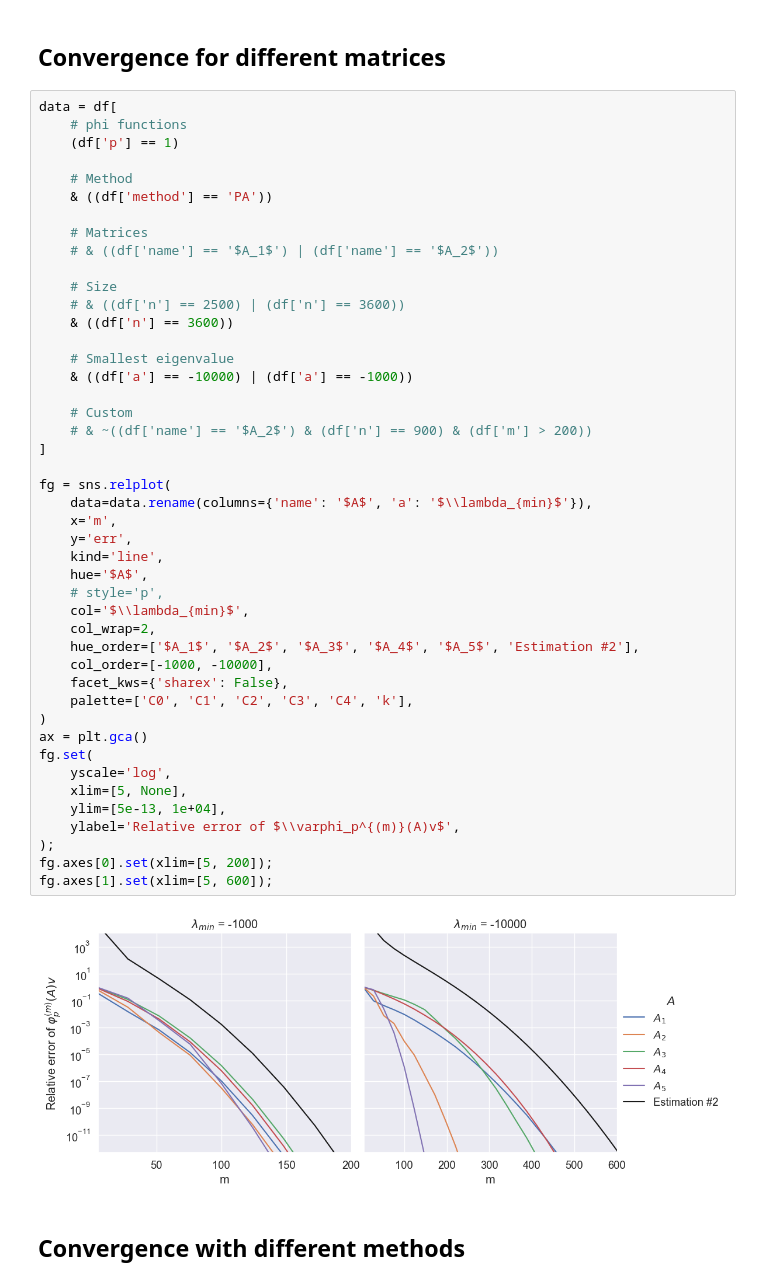
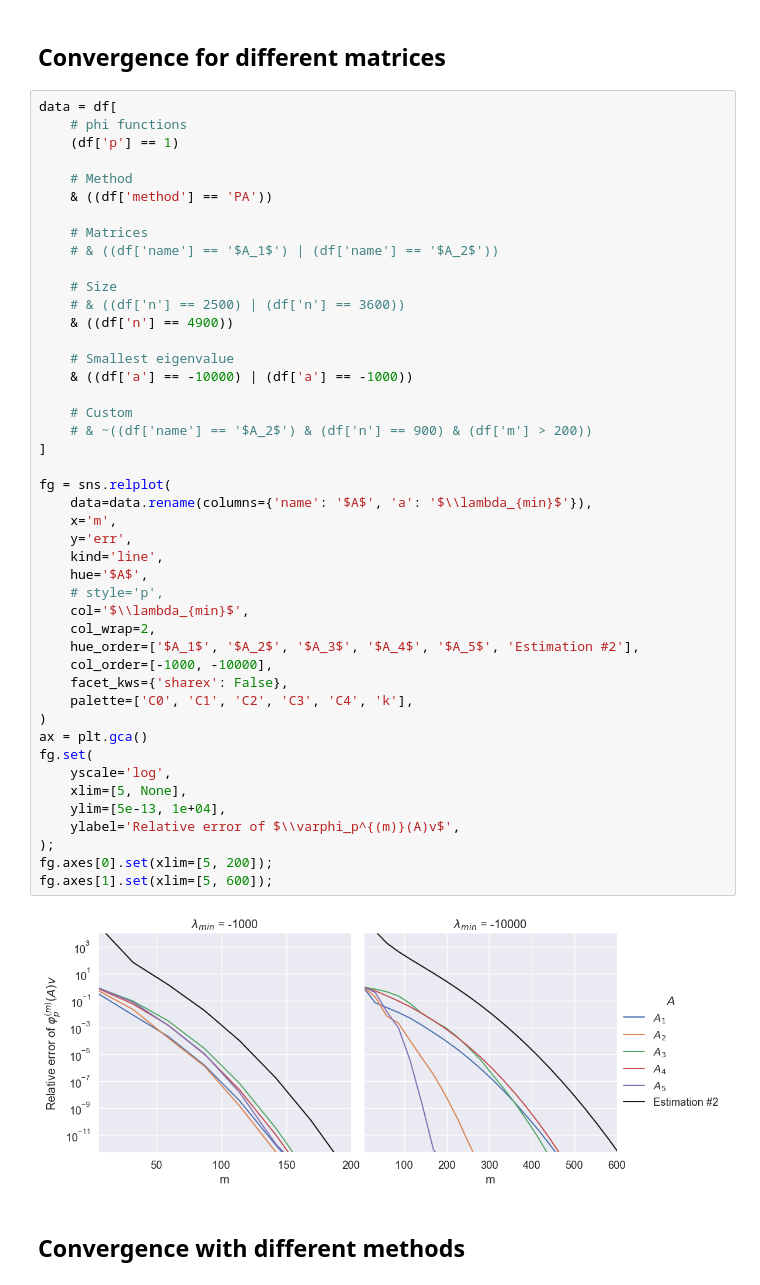
Before and after one commit to sprmsv/KAMF, a Jupyter notebook: experiments.ipynb, the cells around one changed output. Drawn from its saved outputs; the diff is of its cells as text.

```diff
--- a/experiments.ipynb
+++ b/experiments.ipynb
@@ -252,40 +292,40 @@ data = df[
 
     # Size
     # & ((df['n'] == 2500) | (df['n'] == 3600))
-    & ((df['n'] == 3600))
+    & ((df['n'] == 4900))
 
     # Smallest eigenvalue
     & ((df['a'] == -10000) | (df['a'] == -1000))
 
     # Custom
     # & ~((df['name'] == '$A_2$') & (df['n'] == 900) & (df['m'] > 200))
 ]
 
 fg = sns.relplot(
     data=data.rename(columns={'name': '$A$', 'a': '$\\lambda_{min}$'}),
     x='m',
     y='err',
     kind='line',
     hue='$A$',
     # style='p',
     col='$\\lambda_{min}$',
     col_wrap=2,
     hue_order=['$A_1$', '$A_2$', '$A_3$', '$A_4$', '$A_5$', 'Estimation #2'],
     col_order=[-1000, -10000],
     facet_kws={'sharex': False},
     palette=['C0', 'C1', 'C2', 'C3', 'C4', 'k'],
 )
 ax = plt.gca()
 fg.set(
     yscale='log',
     xlim=[5, None],
     ylim=[5e-13, 1e+04],
     ylabel='Relative error of $\\varphi_p^{(m)}(A)v$',
 );
 fg.axes[0].set(xlim=[5, 200]);
 fg.axes[1].set(xlim=[5, 600]);
 # %% [output]
-[figure, old version]
+[figure, new version]
 # %% [markdown]
 ## Convergence with different methods
 # %%
```
Also changed, not shown: parts of 10 cells of this notebook, 29 other files.
